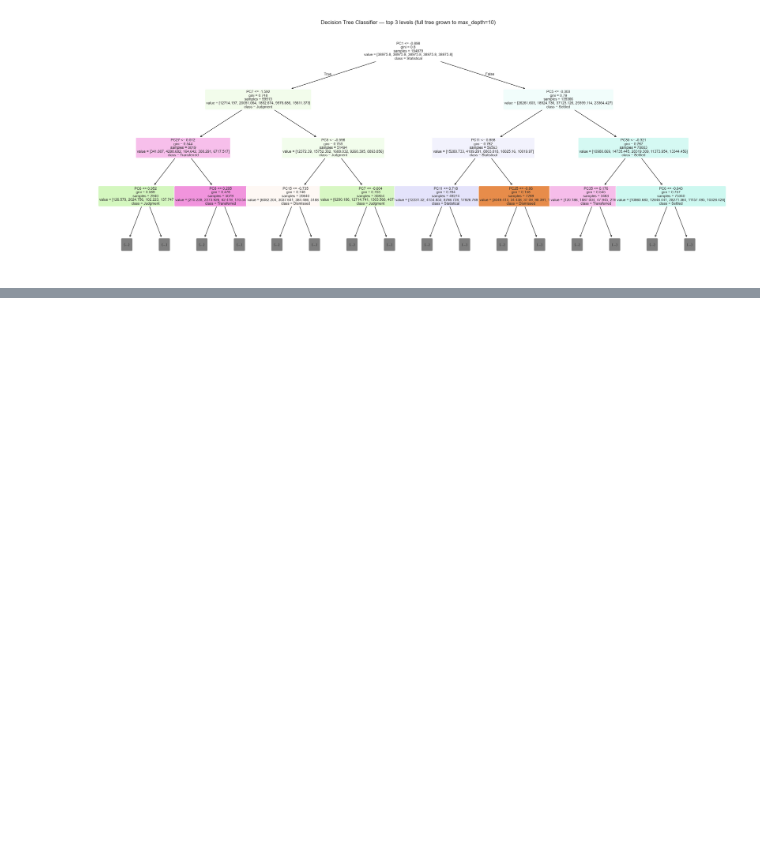
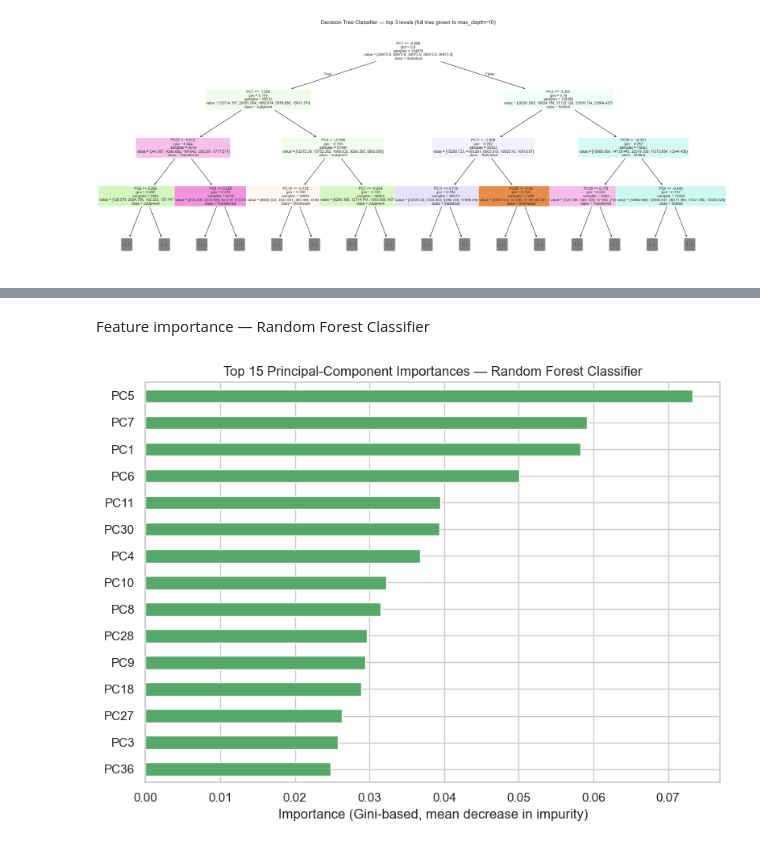
Before and after one commit to Ananthvarshan/fjc-civil-cases-ml, a Jupyter notebook: notebooks/classification.ipynb, the cells around one changed output, grey strips where cells are left out. Drawn from its saved outputs; the diff is of its cells as text; code cells hidden in the pictures; blank space fills up the shorter version.

```diff
--- a/notebooks/classification.ipynb
+++ b/notebooks/classification.ipynb
@@ -323,0 +378,14 @@ comparison_clf_df[["Rank", "Model", "Accuracy", "Precision", "Recall", "F1", "RO
+# %% [markdown]
+Feature importance — Random Forest Classifier
+# %%
+rf_importances = pd.Series(rf_clf.feature_importances_, index=X_train_final.columns)
+top_rf = rf_importances.sort_values(ascending=False).head(15)
+
+fig, ax = plt.subplots(figsize=(8, 6))
+top_rf.sort_values().plot(kind="barh", ax=ax, color="#55A868")
+ax.set_title("Top 15 Principal-Component Importances — Random Forest Classifier")
+ax.set_xlabel("Importance (Gini-based, mean decrease in impurity)")
+plt.tight_layout()
+plt.show()
+# %% [output]
+[figure, added]
```
Also changed, not shown: parts of 46 cells of this notebook, 6 other files.
